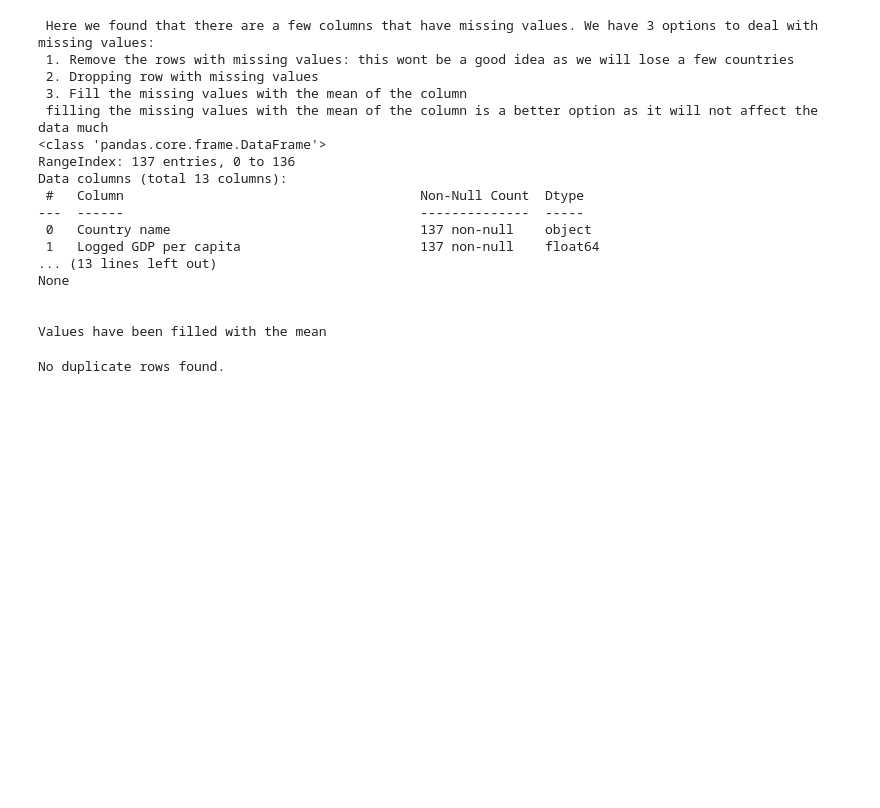
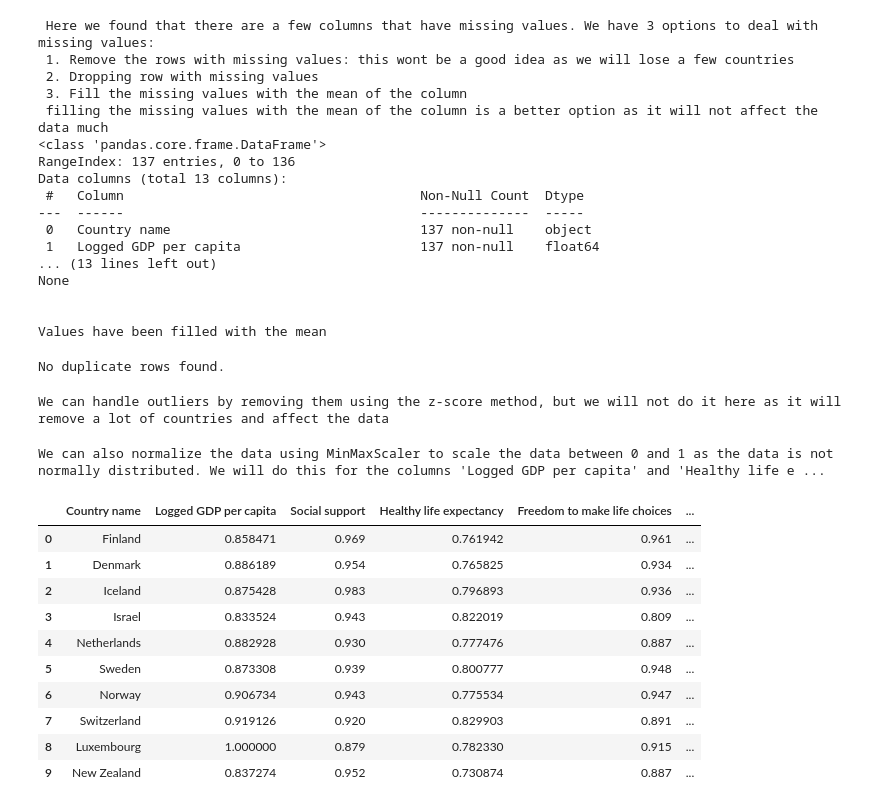
Before and after one commit to TanishAfre/Data-Analysis-Visualisation, a Jupyter notebook: main.ipynb, the cells around one changed output. Saved outputs shown, nothing was run; the diff lists cells and outputs as text; code cells hidden in the pictures; blank space fills up the shorter version.

Commit message:
Normalising Data

```diff
--- a/main.ipynb
+++ b/main.ipynb
@@ -102,3 +102,29 @@ else:
 #df.drop_duplicates(inplace=True)
 # %% [output]
 No duplicate rows found.
+# %%
+print("We can handle outliers by removing them using the z-score method, but we will not do it here as it will remove a lot of countries and affect the data")
+#from scipy import stats
+#df = df[(np.abs(stats.zscore(df.select_dtypes(include=[np.number]))) < 3).all(axis=1)]
+# %% [output]
+We can handle outliers by removing them using the z-score method, but we will not do it here as it will remove a lot of countries and affect the data
+# %%
+print("We can also normalize the data using MinMaxScaler to scale the data between 0 and 1 as the data is not normally distributed. We will do this for the columns 'Logged GDP per capita' and 'Healthy life expectancy'")
+from sklearn.preprocessing import MinMaxScaler
+scaler = MinMaxScaler()
+df[['Logged GDP per capita', 'Healthy life expectancy']] = scaler.fit_transform(df[['Logged GDP per capita', 'Healthy life expectancy']])
+
+df.head(10)
+# %% [output]
+We can also normalize the data using MinMaxScaler to scale the data between 0 and 1 as the data is not normally distributed. We will do this for the columns 'Logged GDP per capita' and 'Healthy life e ...
+|  | Country name | Logged GDP per capita | Social support | Healthy life expectancy | Freedom to make life choices | ... |
+| 0 | Finland | 0.858471 | 0.969 | 0.761942 | 0.961 | ... |
+| 1 | Denmark | 0.886189 | 0.954 | 0.765825 | 0.934 | ... |
+| 2 | Iceland | 0.875428 | 0.983 | 0.796893 | 0.936 | ... |
+| 3 | Israel | 0.833524 | 0.943 | 0.822019 | 0.809 | ... |
+| 4 | Netherlands | 0.882928 | 0.930 | 0.777476 | 0.887 | ... |
+| 5 | Sweden | 0.873308 | 0.939 | 0.800777 | 0.948 | ... |
+| 6 | Norway | 0.906734 | 0.943 | 0.775534 | 0.947 | ... |
+| 7 | Switzerland | 0.919126 | 0.920 | 0.829903 | 0.891 | ... |
+| 8 | Luxembourg | 1.000000 | 0.879 | 0.782330 | 0.915 | ... |
+| 9 | New Zealand | 0.837274 | 0.952 | 0.730874 | 0.887 | ... |
```
